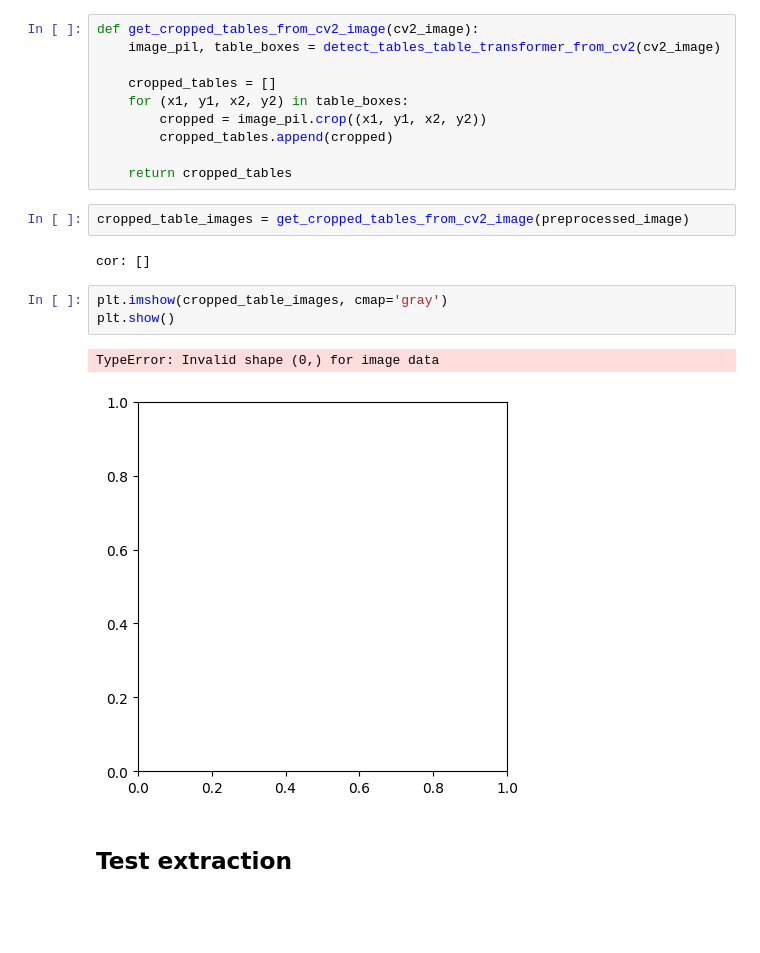
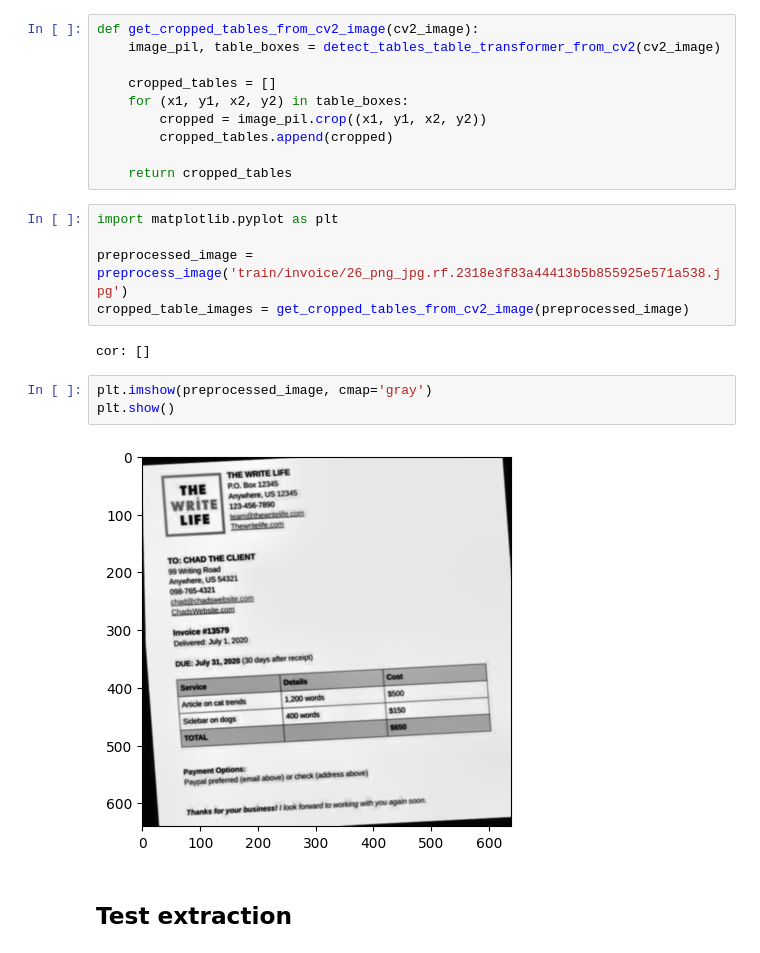
Before and after one commit to Manoj632004/invoice_documenting_sys, a Jupyter notebook: main.ipynb, the cells around one changed output. Drawn from its saved outputs; the diff is of its cells as text; blank space fills up the shorter version.

Commit message:
Table detection Code Update #2

```diff
--- a/main.ipynb
+++ b/main.ipynb
@@ -137,16 +131,18 @@ def get_cropped_tables_from_cv2_image(cv2_image):
         cropped_tables.append(cropped)
 
     return cropped_tables
-# %%
-cropped_table_images = get_cropped_tables_from_cv2_image(preprocessed_image)
-# %% [output]
-cor: []
+# %%
+import matplotlib.pyplot as plt
+
+preprocessed_image = preprocess_image('train/invoice/26_png_jpg.rf.2318e3f83a44413b5b855925e571a538.jpg')
+cropped_table_images = get_cropped_tables_from_cv2_image(preprocessed_image)
+# %% [output]
+cor: []
 # %%
-plt.imshow(cropped_table_images, cmap='gray')
+plt.imshow(preprocessed_image, cmap='gray')
 plt.show()
 # %% [output]
-TypeError: Invalid shape (0,) for image data
-[figure, old version]
+[figure, new version]
 # %% [markdown]
 ## Test extraction
 # %% [markdown]
```
Also changed, not shown: parts of 2 cells of this notebook.
